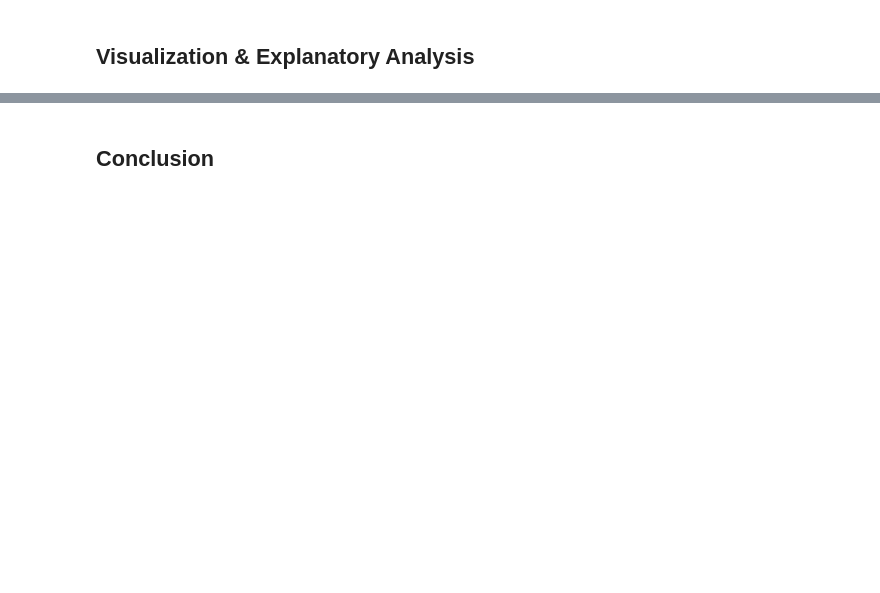
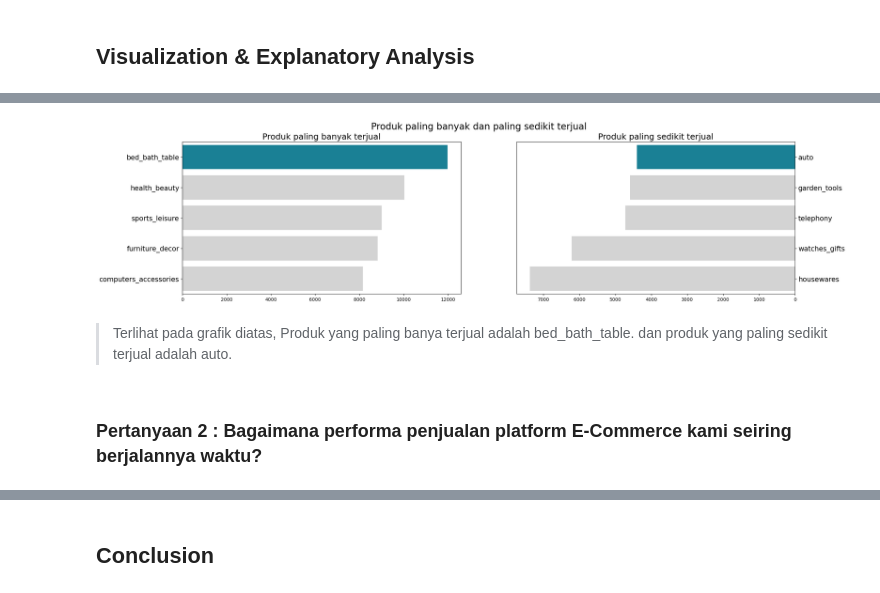
Before and after one commit to ahmadnurrizal/Data-Analysis-with-Python-Project, a Jupyter notebook: Proyek_Analisis_Data.ipynb, the cells around one changed output, grey strips where cells are left out. Cells and saved outputs as stored; diff of their text form; code cells hidden in the pictures; blank space fills up the shorter version.

```diff
--- a/Proyek_Analisis_Data.ipynb
+++ b/Proyek_Analisis_Data.ipynb
@@ -735,0 +775,4 @@ Name: order_id, dtype: int64
+# %%
+customer_id_in_orders_df = orders_df.customer_id.values
+customers_df["status"] = customers_df["customer_id"].apply(lambda x: "Active" if x in customer_id_in_orders_df else "Non Active")
+customers_df.sample(5)
@@ -735,0 +1147,9 @@ Name: order_id, dtype: int64
+# %%
+all_data = pd.merge(
+    left=customers_df,
+    right=sellers_df,
+    how="left",
+    left_on="order_id",
+    right_on="order_id"
+)
+all_data.head()
@@ -741,0 +1277,7 @@ Name: order_id, dtype: int64
+# %%
+sum_order_items_df = all_data.groupby("product_category_name_english")["product_id"].count().reset_index()
+sum_order_items_df = sum_order_items_df.rename(columns={"product_id": "products"})
+sum_order_items_df = sum_order_items_df.sort_values(by="products", ascending=False)
+sum_order_items_df = sum_order_items_df.head(10)
+
+sum_order_items_df.head()
@@ -741,0 +1291,28 @@ Name: order_id, dtype: int64
+# %%
+fig, ax = plt.subplots(nrows=1, ncols=2, figsize=(24, 6))
+
+colors = ["#068DA9", "#D3D3D3", "#D3D3D3", "#D3D3D3", "#D3D3D3"]
+
+sns.barplot(x="products", y="product_category_name_english", data=sum_order_items_df.head(5), palette=colors, ax=ax[0])
+ax[0].set_ylabel(None)
+ax[0].set_xlabel(None)
+ax[0].set_title("Produk paling banyak terjual", loc="center", fontsize=18)
+ax[0].tick_params(axis ='y', labelsize=15)
+
+sns.barplot(x="products", y="product_category_name_english", data=sum_order_items_df.sort_values(by="products", ascending=True).head(5), palette=colors, ax=ax[1])
+ax[1].set_ylabel(None)
+ax[1].set_xlabel(None)
+ax[1].invert_xaxis()
+ax[1].yaxis.set_label_position("right")
+ax[1].yaxis.tick_right()
+ax[1].set_title("Produk paling sedikit terjual", loc="center", fontsize=18)
+ax[1].tick_params(axis='y', labelsize=15)
+
+plt.suptitle("Produk paling banyak dan paling sedikit terjual", fontsize=20)
+plt.show()
+# %% [output]
+[figure, added]
+# %% [markdown]
+> Terlihat pada grafik diatas, Produk yang paling banya terjual adalah bed_bath_table. dan produk yang paling sedikit terjual adalah auto.
+# %% [markdown]
+### Pertanyaan 2 : Bagaimana performa penjualan platform E-Commerce kami seiring berjalannya waktu?
```
Also changed, not shown: parts of 76 cells of this notebook, 1 other file.
